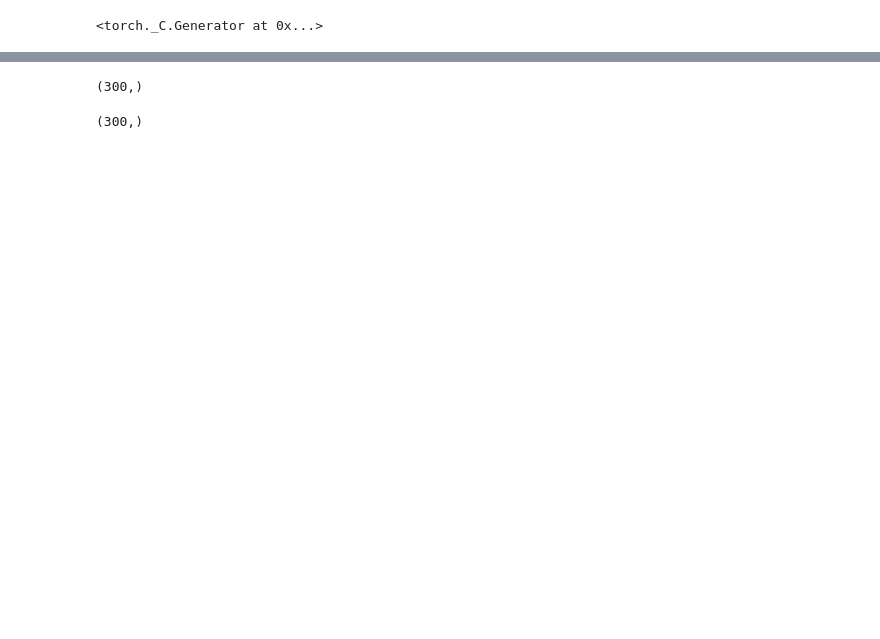
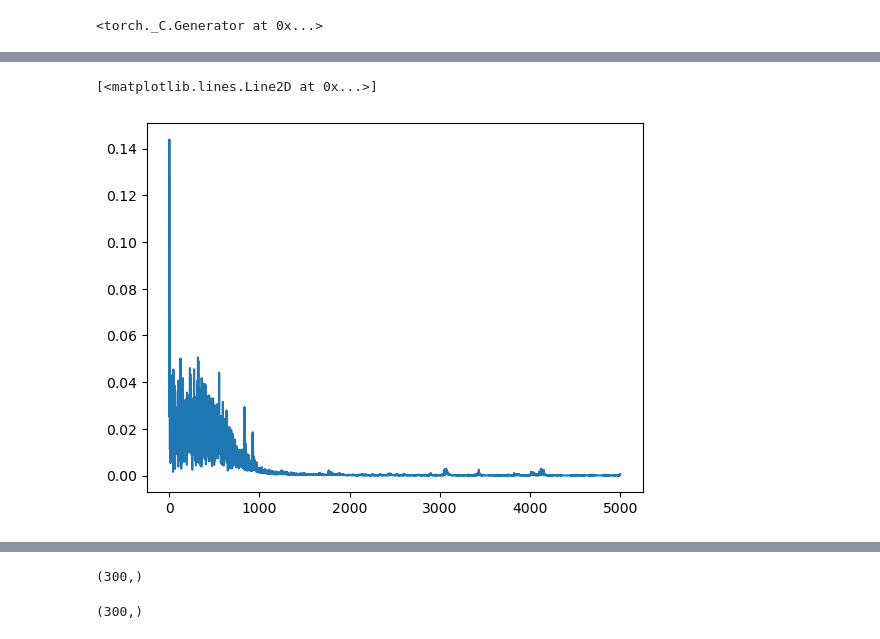
Before and after one commit to chaytonb/Assignment-1-ML-Course, a Jupyter notebook: 1d_advection_comparison.ipynb, the cells around one changed output, grey strips where cells are left out. Saved outputs shown, nothing was run; the diff lists cells and outputs as text; code cells hidden in the pictures; blank space fills up the shorter version.

```diff
--- a/1d_advection_comparison.ipynb
+++ b/1d_advection_comparison.ipynb
@@ -12,34 +34,14 @@ torch.manual_seed(42)
 # %%
-# Parameters
-nx = 300  # Number of spatial grid points
-L = 5.0  # Length of the domain
-dt = 0.01  # Time step
-a = 0.8  # Advection speed
-T = 5.0  # Total simulation time
-nt = int(T / dt)  # Number of time steps
-dx = L / (nx - 1)  # Spatial resolution
-
-# Grid points
-x = np.linspace(0, L, nx)
-t = np.linspace(0, T, int(T/dt))
-
-CFL = a * dt / dx
-print(f"CFL Number: {CFL}")
-
-# Initial condition: Gaussian pulse
-def initial_condition(x):
-    return np.exp(-((x - L / 4) / 0.1) ** 2)
-
 # Define the neural network
 class NeuralNetwork(nn.Module):
     def __init__(self):
         super(NeuralNetwork, self).__init__()
-        self.fc1 = nn.Linear(2, 64)  # Input: (x, t)
-        self.fc2 = nn.Linear(64, 64)
-        self.fc3 = nn.Linear(64, 64)
-        self.fc4 = nn.Linear(64, 64)
-        self.fc5 = nn.Linear(64, 64)
-        self.fc6 = nn.Linear(64, 1)  # Output: u(x, t)
+        self.fc1 = nn.Linear(2, 128)  # Input: (x, t)
+        self.fc2 = nn.Linear(128, 128)
+        self.fc3 = nn.Linear(128, 128)
+        self.fc4 = nn.Linear(128, 128)
+        self.fc5 = nn.Linear(128, 128)
+        self.fc6 = nn.Linear(128, 1)  # Output: u(x, t)
 
     def forward(self, x, t):
         inputs = torch.cat([x, t], dim=1)  # Concatenate x and t
@@ -83,8 +85,9 @@ def boundary_loss(t):
     # Compute the mean squared error of the difference
     return torch.mean((u_left - u_right) ** 2)
 
+losses = []
 # Training loop
-for epoch in range(10000):
+for epoch in range(5000):
     optimizer.zero_grad()
 
     # Sample random collocation points
@@ -97,6 +100,7 @@ for epoch in range(10000):
     loss_ic = ic_loss(x_torch)
     loss_boundary = boundary_loss(t_torch)  # Add boundary loss
     loss = 3*loss_pde + loss_ic + loss_boundary  # Include boundary loss in total loss
+    losses.append(loss.detach().numpy())
 
     # Backpropagation
     loss.backward()
@@ -119,3 +117,9 @@ Epoch 9000, Loss: 9.431522630620748e-05, PDE Loss: 2.312988954145112e-06, IC Los
+# %%
+# Plot training
+plt.plot(losses)
+# %% [output]
+[<matplotlib.lines.Line2D at 0x...>]
+[figure, added]
 # %%
 # Plot the results
 plt.figure(figsize=(8, 6))
```
Also changed, not shown: parts of 3 cells of this notebook, 2 other files.
